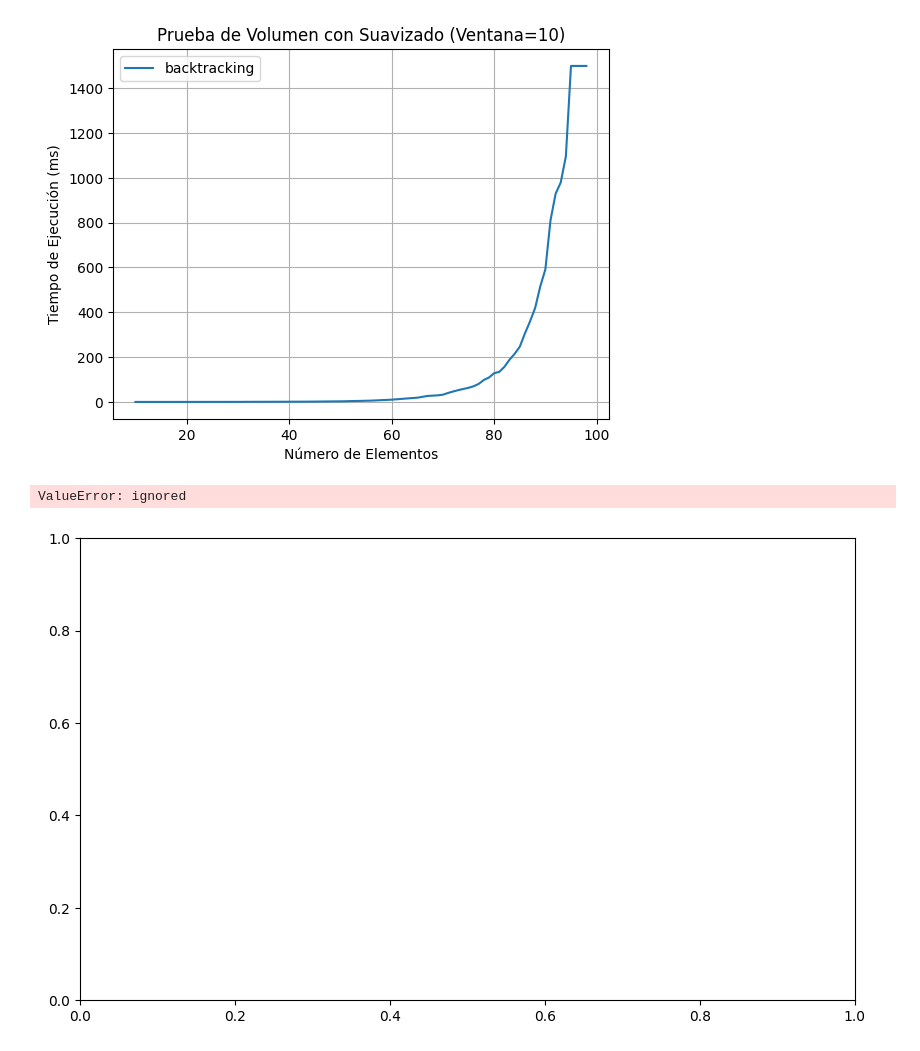
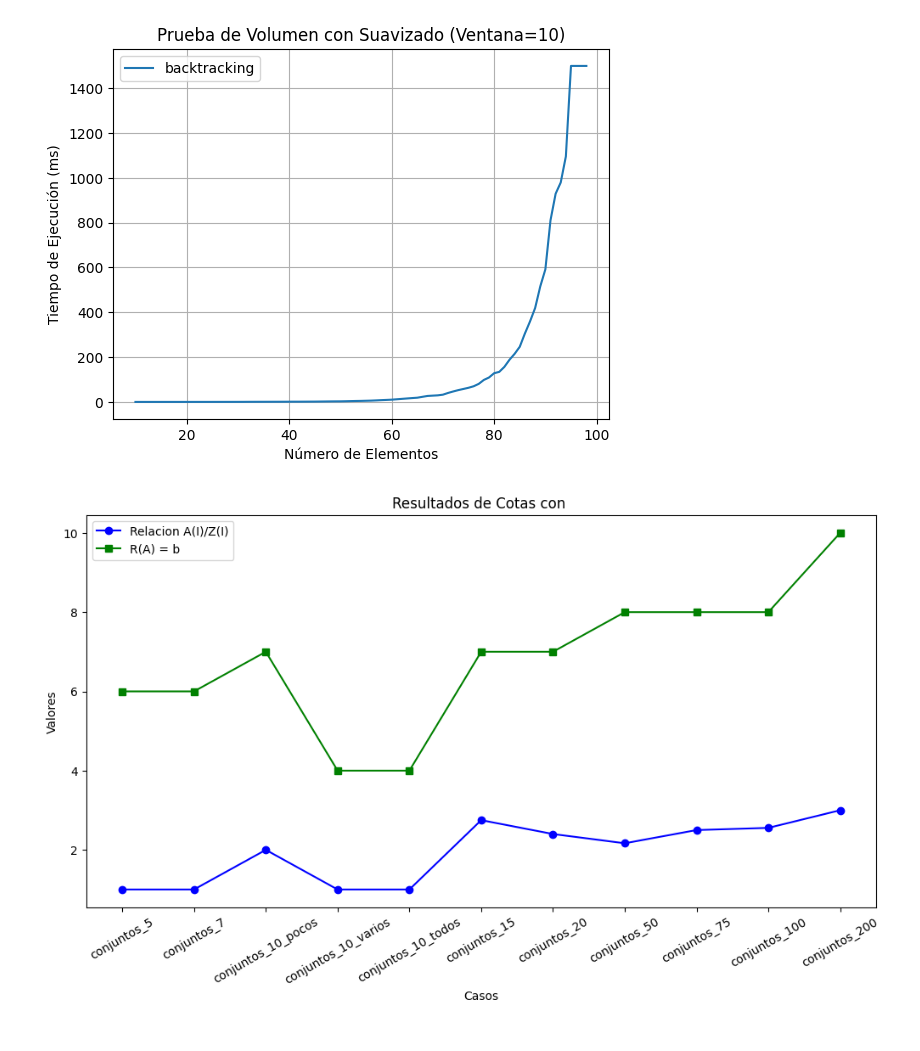
Before and after one commit to gabokatta/TDA-2C2023, a Jupyter notebook: TP3/TP3.ipynb, the cells around one changed output. Drawn from its saved outputs; the diff is of its cells as text; code cells hidden in the pictures.

```diff
--- a/TP3/TP3.ipynb
+++ b/TP3/TP3.ipynb
@@ -551,27 +503,37 @@ def moving_average(data, window_size):
-# %%
-# Calcular las cotas (r(A) = A(I) / z(I))
-ratios_pl = np.array(solucion_aproximada) / np.array(solucion_optima)
-cota_max_pl = np.max(ratios_pl)
-
-# Calcular las cotas (r(A) = A(I) / z(I))
-ratios_greedy = np.array(solucion_greedy) / np.array(solucion_optima)
-cota_max_greedy = np.max(ratios_greedy)
-
-casos = [('greedy', cota_max_greedy, ratios_greedy), ('pl-continuo', cota_max_pl, ratios_pl)]
-
-# Graficar el Ratio Plot (Cotas)
-plt.figure(figsize=(15, 10))
-for caso, cota_max, ratios in casos:
-    smoothed_ratios = moving_average(ratios, window_size=3)  # Ajusta el tamaño de la ventana según tus necesidades
-    plt.plot(instancias[:len(smoothed_ratios)], smoothed_ratios, label=f'Cotas suavizadas ({caso})')
-    cota_max = np.max(smoothed_ratios)
-    plt.axhline(y=cota_max, color='black', linestyle='--', label=f'Cota Superior {caso} (r(A)={np.round(cota_max, 2)})')
-
-plt.title('r(A) entre PL Aproximado, Greedy y el Optimo')
-plt.xlabel('Instancias del Problema')
-plt.ylabel('Cota (r(A))')
-plt.legend()
-plt.show()
-# %% [output]
-ValueError: ignored
-[figure, removed]
+# %%
+def prueba_cota(archivos):
+  relacion = []
+  lista_b = []
+  casos = []
+  for caso, (jugadores, pedidos, res) in tqdm(archivos.items()):
+    casos.append(caso)
+    b = len(max(pedidos, key=len))
+    lista_b.append(b)
+    jugadores = extract_jugadores(pedidos)
+    result_PL = len(seleccionar_ejecucion(jugadores, pedidos, "PL"))
+    result_APROX = len(seleccionar_ejecucion(jugadores, pedidos, 'PL-APROX'))
+    relacion.append(result_APROX/result_PL)
+
+  return casos, relacion ,lista_b
+# %%
+# Realiza la prueba de volumen para los de PL y Greedy
+casos, relacion ,lista_b = prueba_cota(test_cases)
+# %%
+def graficar_resultados(casos, relacion, lista_b):
+    fig, ax = plt.subplots(figsize=(12, 6))
+    ax.plot(casos, relacion, label='Relacion A(I)/Z(I)', marker='o', color='blue')
+    ax.plot(casos, lista_b, label='R(A) = b', marker='s', color='green')
+
+    ax.set_xlabel('Casos')
+    ax.set_ylabel('Valores')
+    ax.set_title('Resultados de Cotas con ')
+    ax.legend()
+
+    plt.xticks(casos, rotation=30)
+
+    # Mostrar la gráfica
+    plt.show()
+# %%
+graficar_resultados(casos, relacion ,lista_b)
+# %% [output]
+[figure, added]
```
Also changed, not shown: parts of 7 cells of this notebook.
